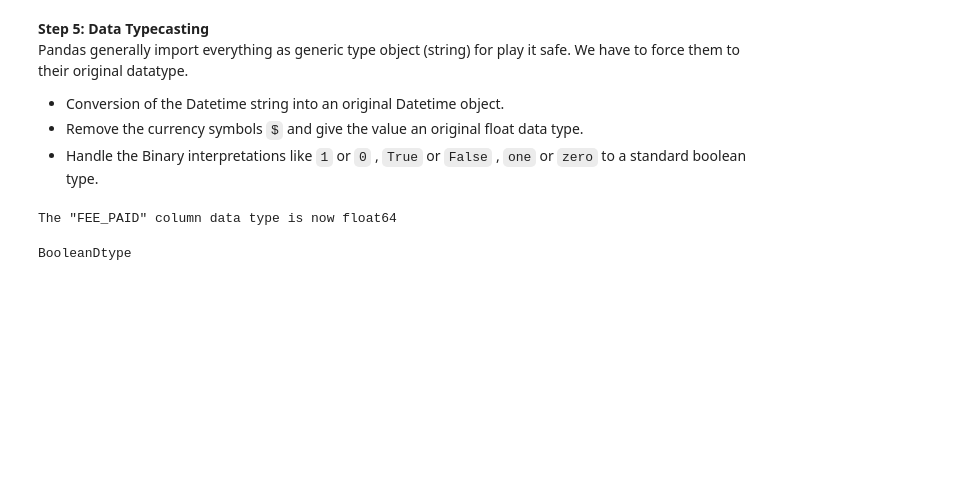
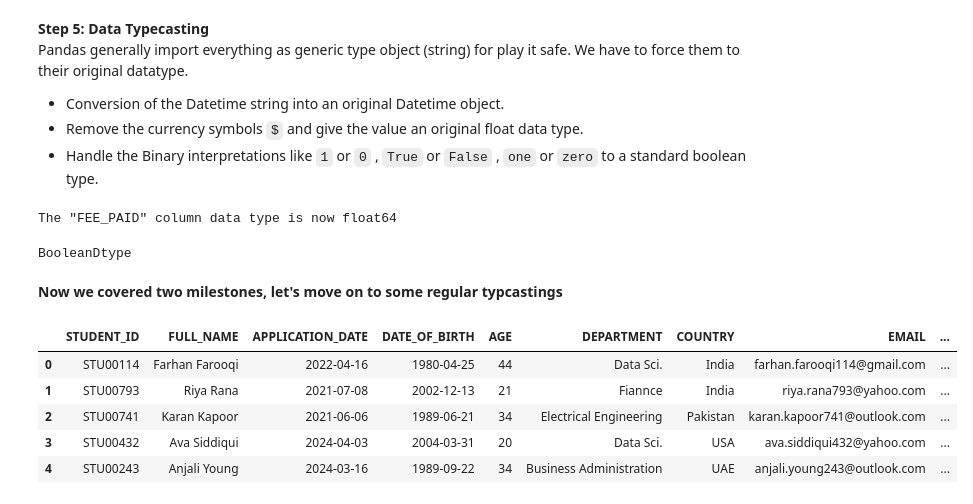
Before and after one commit to sohail-ansari0023/Becoming-A-Data-Analyst, a Jupyter notebook: Data_Cleaning_and_Preprocessing/notebooks/university_dataset.ipynb, the cells around one changed output. Saved outputs shown, nothing was run; the diff lists cells and outputs as text; code cells hidden in the pictures; blank space fills up the shorter version.

```diff
--- a/Data_Cleaning_and_Preprocessing/notebooks/university_dataset.ipynb
+++ b/Data_Cleaning_and_Preprocessing/notebooks/university_dataset.ipynb
@@ -445,3 +445,24 @@ df_clean['IS_ACTIVE'] = df_clean['IS_ACTIVE'].astype('boolean')
 df_clean["IS_ACTIVE"].dtype
 # %% [output]
 BooleanDtype
+# %% [markdown]
+**Now we covered two milestones, let's move on to some regular typcastings**<br>
+# %%
+# panda assigned Age column a float datatype , however it should be an integer.
+# df_clean['AGE'] = df_clean['AGE'].astype('int64')
+# By running this code block will produce an IntCastingNaNError, which generally
+# Says pandas cannot cast a null or NaN values as an integer, to hold such
+# specific error pandas introduced a new data type 'Int64' with capital 'I'
+# instead of using 'int' or 'int64' we will use the latest 'Int64' datatype.
+
+df_clean['AGE'] = df_clean['AGE'].astype('Int64')
+# and Voila` we've conveted whole column into integer along with NaN values.
+
+df_clean.head()
+# %% [output]
+|  | STUDENT_ID | FULL_NAME | APPLICATION_DATE | DATE_OF_BIRTH | AGE | DEPARTMENT | COUNTRY | EMAIL | ... |
+| 0 | STU00114 | Farhan Farooqi | 2022-04-16 | 1980-04-25 | 44 | Data Sci. | India | farhan.farooqi114@gmail.com | ... |
+| 1 | STU00793 | Riya Rana | 2021-07-08 | 2002-12-13 | 21 | Fiannce | India | riya.rana793@yahoo.com | ... |
+| 2 | STU00741 | Karan Kapoor | 2021-06-06 | 1989-06-21 | 34 | Electrical Engineering | Pakistan | karan.kapoor741@outlook.com | ... |
+| 3 | STU00432 | Ava Siddiqui | 2024-04-03 | 2004-03-31 | 20 | Data Sci. | USA | ava.siddiqui432@yahoo.com | ... |
+| 4 | STU00243 | Anjali Young | 2024-03-16 | 1989-09-22 | 34 | Business Administration | UAE | anjali.young243@outlook.com | ... |
```
Also changed, not shown: parts of 3 cells of this notebook.
